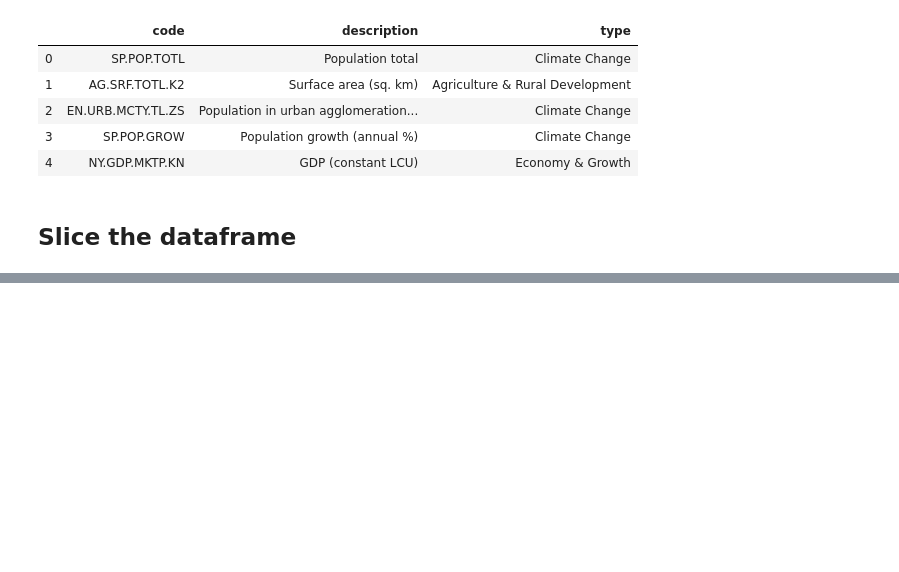
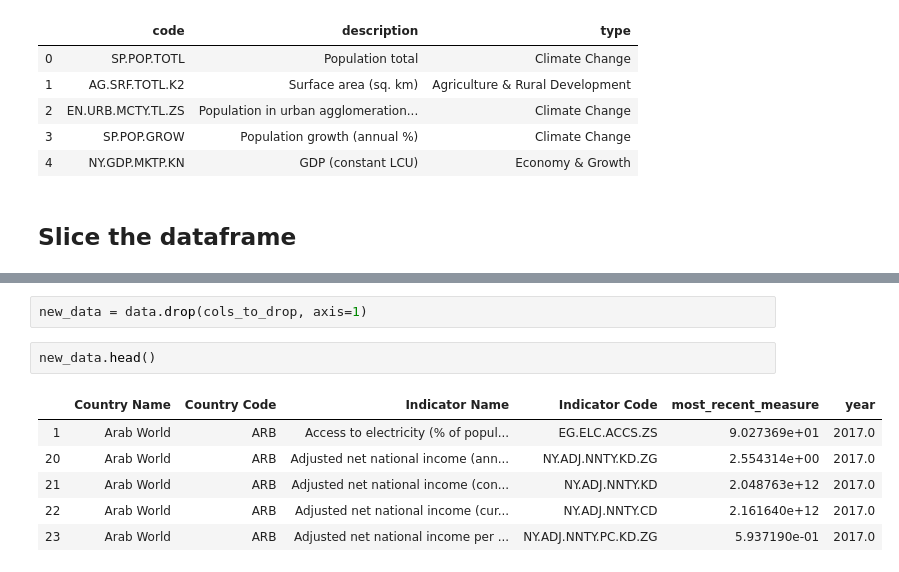
Before and after one commit to dgurnari/covid_19_Oxford_database, a Jupyter notebook: wb_data_fetcher.ipynb, the cells around one changed output, grey strips where cells are left out. Saved outputs shown, nothing was run; the diff lists cells and outputs as text; blank space fills up the shorter version.

```diff
--- a/wb_data_fetcher.ipynb
+++ b/wb_data_fetcher.ipynb
@@ -111,0 +177,11 @@ wb_df[wb_df["Indicator Code"].isin(interesting_indicators["code"])]
+# %%
+new_data = data.drop(cols_to_drop, axis=1)
+# %%
+new_data.head()
+# %% [output]
+|  | Country Name | Country Code | Indicator Name | Indicator Code | most_recent_measure | year |
+| 1 | Arab World | ARB | Access to electricity (% of popul... | EG.ELC.ACCS.ZS | 9.027369e+01 | 2017.0 |
+| 20 | Arab World | ARB | Adjusted net national income (ann... | NY.ADJ.NNTY.KD.ZG | 2.554314e+00 | 2017.0 |
+| 21 | Arab World | ARB | Adjusted net national income (con... | NY.ADJ.NNTY.KD | 2.048763e+12 | 2017.0 |
+| 22 | Arab World | ARB | Adjusted net national income (cur... | NY.ADJ.NNTY.CD | 2.161640e+12 | 2017.0 |
+| 23 | Arab World | ARB | Adjusted net national income per ... | NY.ADJ.NNTY.PC.KD.ZG | 5.937190e-01 | 2017.0 |
```
Also changed, not shown: parts of 7 cells of this notebook.
